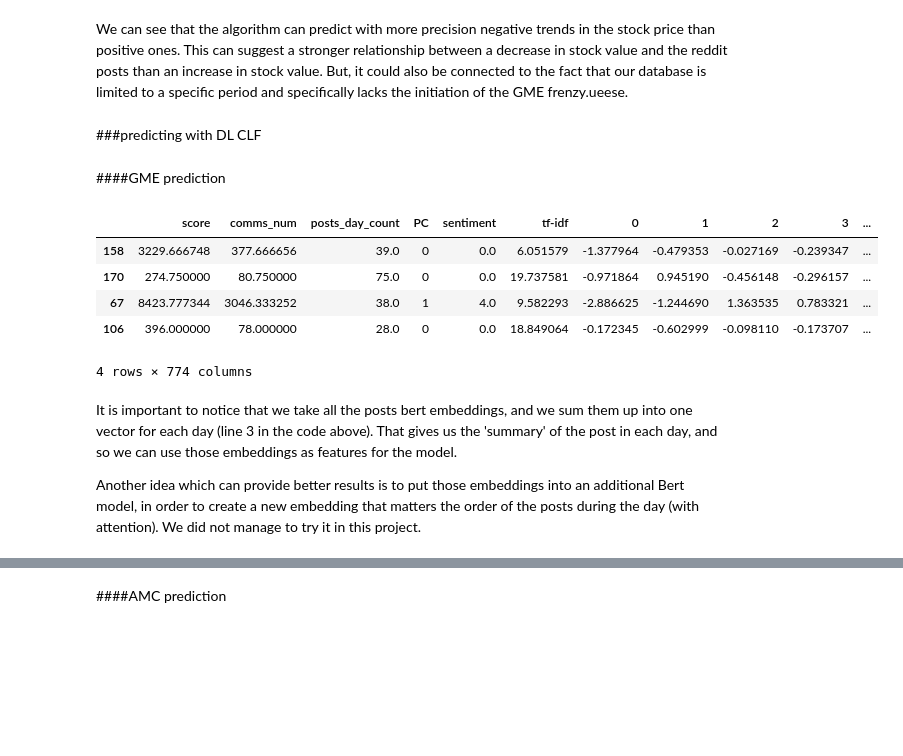
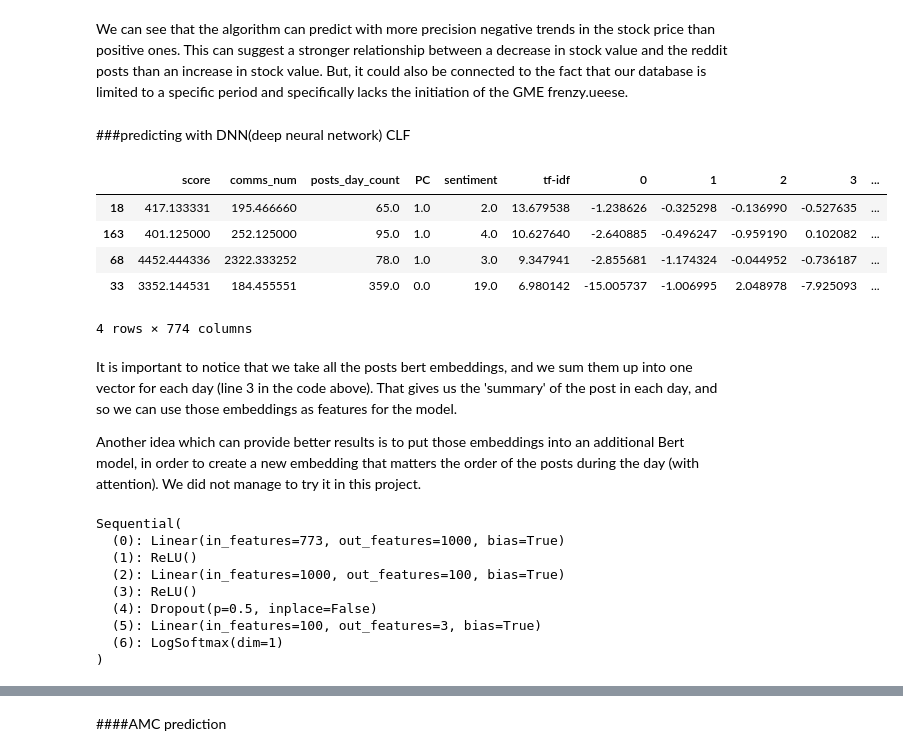
Before and after one commit to amit-shahar/StockValues, a Jupyter notebook: StocksValues.ipynb, the cells around one changed output, grey strips where cells are left out. Saved outputs shown, nothing was run; the diff lists cells and outputs as text; code cells hidden in the pictures; blank space fills up the shorter version.

```diff
--- a/StocksValues.ipynb
+++ b/StocksValues.ipynb
@@ -1354,13 +1457,15 @@ Also, Bert is a state of the art model. Therefore we will prefer it's embadding
 # %%
-#@title Adding Bert embeddings to the df
+#@title Dataframe for the predictions:
 #GME
+'''temp = pd.DataFrame(GME_df[GME_df['PC'].isna()]['timestamp'].apply(lambda x: PC_of_next_date(x)))
+temp.columns=['PC']
+GME_df = GME_df.combine_first(temp)'''
 GME_df['tf-idf'] = pd.DataFrame(X.todense()).T.apply(lambda x: x.sum())
 day_GME_df = GME_df.groupby('timestamp', as_index=False).sum()
-y = GME_df.groupby('timestamp', as_index=False)[['score','comms_num','posts_day_count','PC','tf-idf']].count().drop(columns='timestamp')
-day_GME_df[['score','comms_num','posts_day_count','PC','tf-idf']] = day_GME_df[['score','comms_num','posts_day_count','PC','tf-idf']].div(y)
-day_GME_df.name = GME_df.name
-day_before_GME = day_GME_df
-day_before_GME['PC']  = day_before['PC'].shift(-1)
+y = GME_df.groupby('timestamp', as_index=False)[['posts_day_count','PC']].count().drop(columns='timestamp')
+day_GME_df[['posts_day_count','PC']] = day_GME_df[['posts_day_count','PC']].div(y)
+day_before_GME = day_GME_df.copy()
+day_before_GME['PC']  = day_GME_df['PC'].shift(-1)
 day_before_GME.drop(['bert_cluster','bert_x0','bert_x1'],axis=1, inplace=True)
 
 #AMC
@@ -1370,7 +1475,7 @@ y = AMC_df.groupby('timestamp', as_index=False)[['score','comms_num','posts_day_
 day_AMC_df[['score','comms_num','posts_day_count','PC','tf-idf']] = day_AMC_df[['score','comms_num','posts_day_count','PC','tf-idf']].div(y)
 day_AMC_df.name = AMC_df.name
 day_before_AMC = day_AMC_df
-day_before_AMC['PC']  = day_before['PC'].shift(-1)
+day_before_AMC['PC']  = day_before_AMC['PC'].shift(-1)
 
 #NOK
 NOK_df['tf-idf'] = pd.DataFrame(X.todense()).T.apply(lambda x: x.sum())
@@ -1379,7 +1484,7 @@ y = NOK_df.groupby('timestamp', as_index=False)[['score','comms_num','posts_day_
 day_NOK_df[['score','comms_num','posts_day_count','PC','tf-idf']] = day_NOK_df[['score','comms_num','posts_day_count','PC','tf-idf']].div(y)
 day_NOK_df.name = NOK_df.name
 day_before_NOK = day_NOK_df
-day_before_NOK['PC']  = day_before['PC'].shift(-1)
+day_before_NOK['PC']  = day_before_AMC['PC'].shift(-1)
 
 day_before_GME.sample(n=3)
 # %% [output]
@@ -1413,7 +1518,8 @@ while:
 
 * $PC_{day_{i+1}}$ : Price changes (open - close) in the GME stock's value on day i+1 (predicted variable)
 # %%
-linear_df = day_before.dropna().copy(deep=True)
+#@title Linear Regression basic model
+linear_df = day_before_GME.dropna().copy(deep=True)
 linear_df.drop(['timestamp'], axis=1, inplace=True)
 model = sm.OLS(linear_df['PC'],linear_df.drop(['PC'], axis=1))
 results = model.fit()
@@ -1527,11 +1638,14 @@ After using analitical regressions over the data we turn to use a classical simp
 # %% [markdown]
 In order to let the algorithms extract features from the clean data frame, we return to the clean data frame with it classifying to classes version.
 # %%
-cls_df = day_before.dropna().copy(deep=True)
+#@title dataframe for classification
+
+cls_df = day_before_GME.dropna().copy(deep=True)
 cls_df['PC']= cls_df['PC'].apply(lambda x: 'positive' if x>0 else 'negative' if x<0 else 'no change' if x==0 else None)
 cls_df.drop(['timestamp'], axis=1, inplace=True)
 cls_df.dropna(inplace=True)
 x = cls_df.drop(['PC'], axis=1)
 y = cls_df['PC']
+X_train, X_test, y_train, y_test = train_test_split(x, y, test_size=0.20, random_state=42)
 cls_df.sample(n=4)
 # %% [output]
@@ -1601,34 +1712,33 @@ roc_curve_PC(knn, X_train, y_train)
 We can see that the algorithm can predict with more precision negative trends in the stock price than positive ones.
 This can suggest a stronger relationship between a decrease in stock value and the reddit posts than an increase in stock value. But, it could also be connected to the fact that our database is limited to a specific period and specifically lacks the initiation of the GME frenzy.ueese.
 # %% [markdown]
-###predicting with DL CLF
+###predicting with DNN(deep neural network) CLF
-# %% [markdown]
-####GME prediction
 # %%
 #@title Adding the embedding features to the data frame
+
 GME_embedding_df = pd.concat([GME_df, pd.DataFrame(GME_embeddings)], axis=1)
 GME_embedding_df.name = 'GME'
 day_GME_df = GME_embedding_df.groupby('timestamp', as_index=False).sum()
-y = GME_df.groupby('timestamp', as_index=False)[['score','comms_num','posts_day_count','PC','tf-idf']].count().drop(columns='timestamp')
+y = GME_embedding_df.groupby('timestamp', as_index=False)[['score','comms_num','posts_day_count','PC','tf-idf']].count().drop(columns='timestamp')
 day_GME_df[['score','comms_num','posts_day_count','PC','tf-idf']] = day_GME_df[['score','comms_num','posts_day_count','PC','tf-idf']].div(y)
 day_GME_df.name = GME_embedding_df.name
-day_before = day_GME_df.copy()
-day_before['PC']  = day_before['PC'].shift(-1)
-day_before.drop(['bert_cluster','bert_x0','bert_x1','timestamp'],axis=1, inplace=True)
+day_before_GME = day_GME_df.copy()
+day_before_GME['PC']  = day_before_GME['PC'].shift(-1)
+day_before_GME.drop(['bert_cluster','bert_x0','bert_x1','timestamp'],axis=1, inplace=True)
 
-cls_df = day_before.dropna().copy(deep=True).astype(np.float32)
+cls_df = day_before_GME.copy(deep=True).astype(np.float32)
 cls_df['PC']= cls_df['PC'].apply(lambda x: 0 if x>0 else 1 if x<0 else 2 if x==0 else None)
 cls_df.dropna(inplace=True)
 X = cls_df.drop(['PC'], axis=1)
-y = cls_df['PC']
+y = cls_df['PC'].astype(np.longlong)
 X_train, X_test, y_train, y_test = train_test_split(X, y, test_size=0.20, random_state=42)
 cls_df.sample(n=4)
 # %% [output]
 |  | score | comms_num | posts_day_count | PC | sentiment | tf-idf | 0 | 1 | 2 | 3 | ... |
-| 158 | 3229.666748 | 377.666656 | 39.0 | 0 | 0.0 | 6.051579 | -1.377964 | -0.479353 | -0.027169 | -0.239347 | ... |
-| 170 | 274.750000 | 80.750000 | 75.0 | 0 | 0.0 | 19.737581 | -0.971864 | 0.945190 | -0.456148 | -0.296157 | ... |
-| 67 | 8423.777344 | 3046.333252 | 38.0 | 1 | 4.0 | 9.582293 | -2.886625 | -1.244690 | 1.363535 | 0.783321 | ... |
-| 106 | 396.000000 | 78.000000 | 28.0 | 0 | 0.0 | 18.849064 | -0.172345 | -0.602999 | -0.098110 | -0.173707 | ... |
+| 18 | 417.133331 | 195.466660 | 65.0 | 1.0 | 2.0 | 13.679538 | -1.238626 | -0.325298 | -0.136990 | -0.527635 | ... |
+| 163 | 401.125000 | 252.125000 | 95.0 | 1.0 | 4.0 | 10.627640 | -2.640885 | -0.496247 | -0.959190 | 0.102082 | ... |
+| 68 | 4452.444336 | 2322.333252 | 78.0 | 1.0 | 3.0 | 9.347941 | -2.855681 | -1.174324 | -0.044952 | -0.736187 | ... |
+| 33 | 3352.144531 | 184.455551 | 359.0 | 0.0 | 19.0 | 6.980142 | -15.005737 | -1.006995 | 2.048978 | -7.925093 | ... |
 4 rows × 774 columns
 # %% [markdown]
 It is important to notice that we take all the posts bert embeddings, and we sum them up into one vector for each day (line 3 in the code above).
@@ -1657,5 +1749,12 @@ test_dataloader = DataLoader(dataset_test, batch_size=4)
 # %%
 #@title Creating the model
+
+dataset_train = StocksDataset(X_train ,y_train)
+dataset_test = StocksDataset(X_test, y_test)
+
+train_dataloader = DataLoader(dataset_train, batch_size=4)
+test_dataloader = DataLoader(dataset_test, batch_size=4)
+
 model = nn.Sequential(
     nn.Linear(773,1000),
     nn.ReLU(),
@@ -1674,3 +1773,15 @@ train_losses=[]
 valid_losses=[]
 correct = 0
 total = 0
+
+model
+# %% [output]
+Sequential(
+  (0): Linear(in_features=773, out_features=1000, bias=True)
+  (1): ReLU()
+  (2): Linear(in_features=1000, out_features=100, bias=True)
+  (3): ReLU()
+  (4): Dropout(p=0.5, inplace=False)
+  (5): Linear(in_features=100, out_features=3, bias=True)
+  (6): LogSoftmax(dim=1)
+)
```
Also changed, not shown: parts of 64 cells of this notebook.
